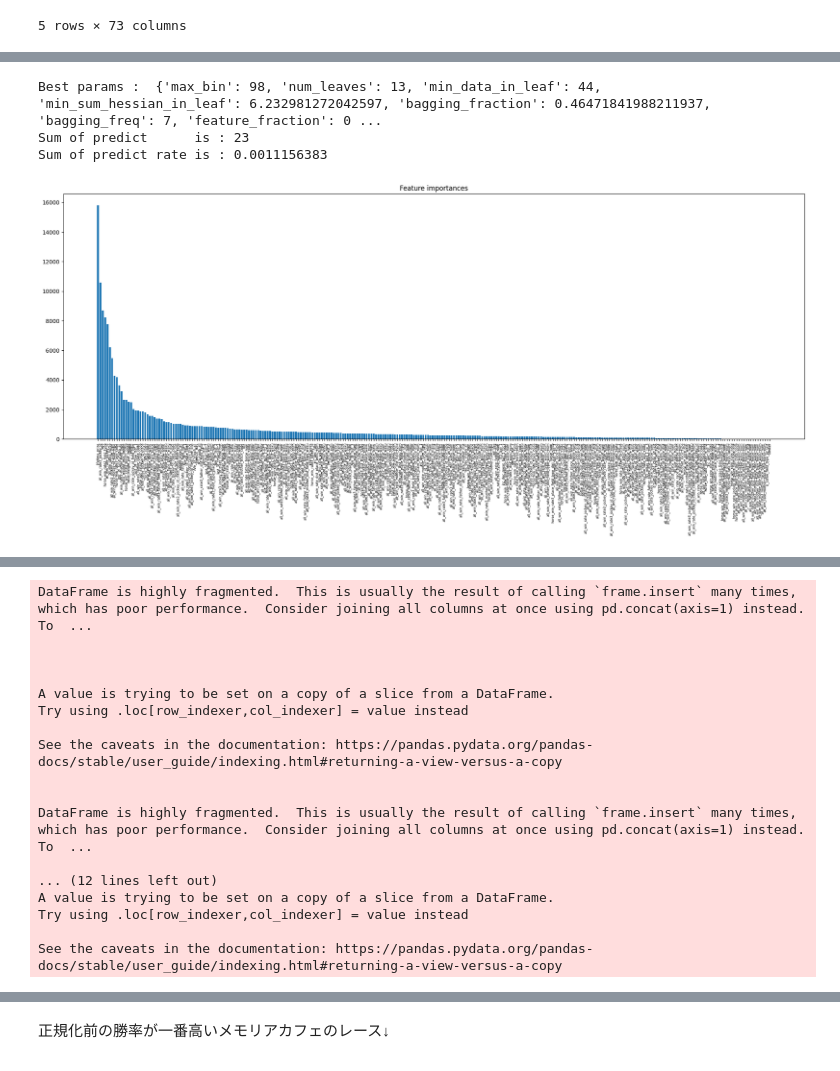
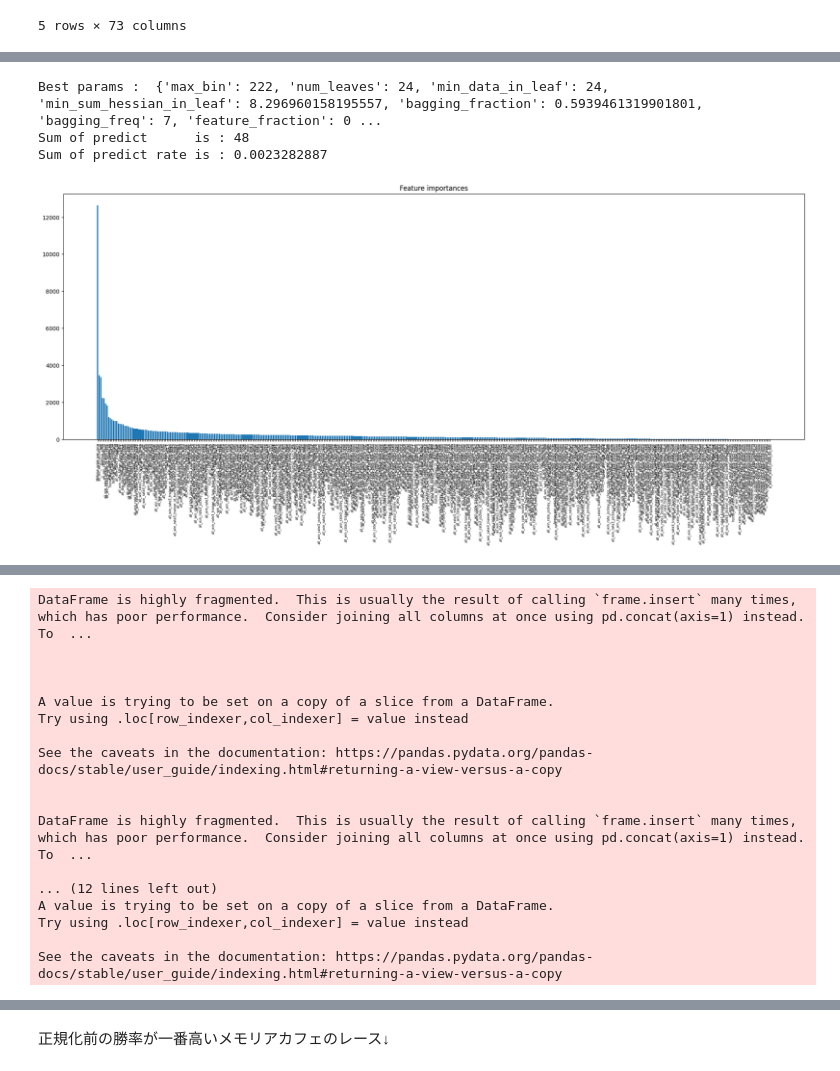
Before and after one commit to NaganagaKen/HORSE_RACING, a Jupyter notebook: Notebook/JV_eda.ipynb, the cells around one changed output, grey strips where cells are left out. Saved outputs shown, nothing was run; the diff lists cells and outputs as text; code cells hidden in the pictures.

```diff
--- a/Notebook/JV_eda.ipynb
+++ b/Notebook/JV_eda.ipynb
@@ -470,4 +580,4 @@ df4, feature_col2 = feature_engineering(df3, feature_col)
 # %%
-memo = "add last race results, bloods infomation with standardize, in JV dataset. n_rials=50."
-model, df_pred = model_tuner.simple_lightGBM(df4, feature_col2, memo=memo, n_trials=10, save_result=False, visualization=True)
+memo = "add lifetimeprize/race and trainer_id, in JV dataset. n_rials=50."
+model, df_pred = model_tuner.simple_lightGBM(df4, feature_col2, memo=memo, n_trials=50, save_result=True, visualization=True)
 # %% [output]
@@ -485,4 +601,4 @@ model, df_pred = model_tuner.simple_lightGBM(df4, feature_col2, memo=memo, n_tri
-Best params :  {'max_bin': 98, 'num_leaves': 13, 'min_data_in_leaf': 44, 'min_sum_hessian_in_leaf': 6.232981272042597, 'bagging_fraction': 0.46471841988211937, 'bagging_freq': 7, 'feature_fraction': 0 ...
-Sum of predict      is : 23
-Sum of predict rate is : 0.0011156383
+Best params :  {'max_bin': 222, 'num_leaves': 24, 'min_data_in_leaf': 24, 'min_sum_hessian_in_leaf': 8.296960158195557, 'bagging_fraction': 0.5939461319901801, 'bagging_freq': 7, 'feature_fraction': 0 ...
+Sum of predict      is : 48
+Sum of predict rate is : 0.0023282887
-[figure, old version]
+[figure, new version]
```
Also changed, not shown: parts of 8 cells of this notebook, 3 other files.
